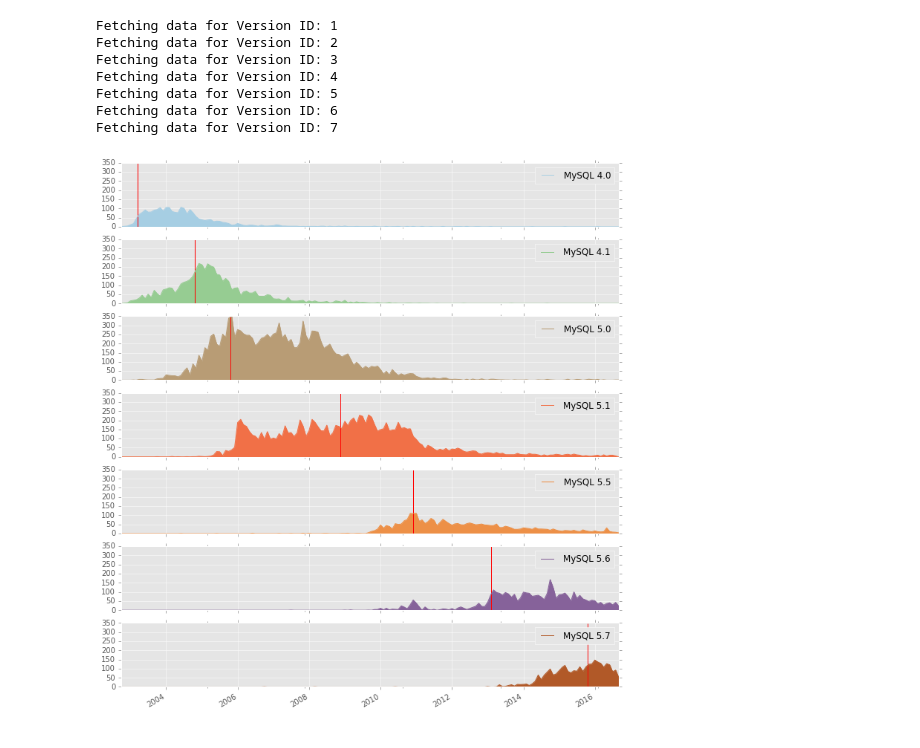
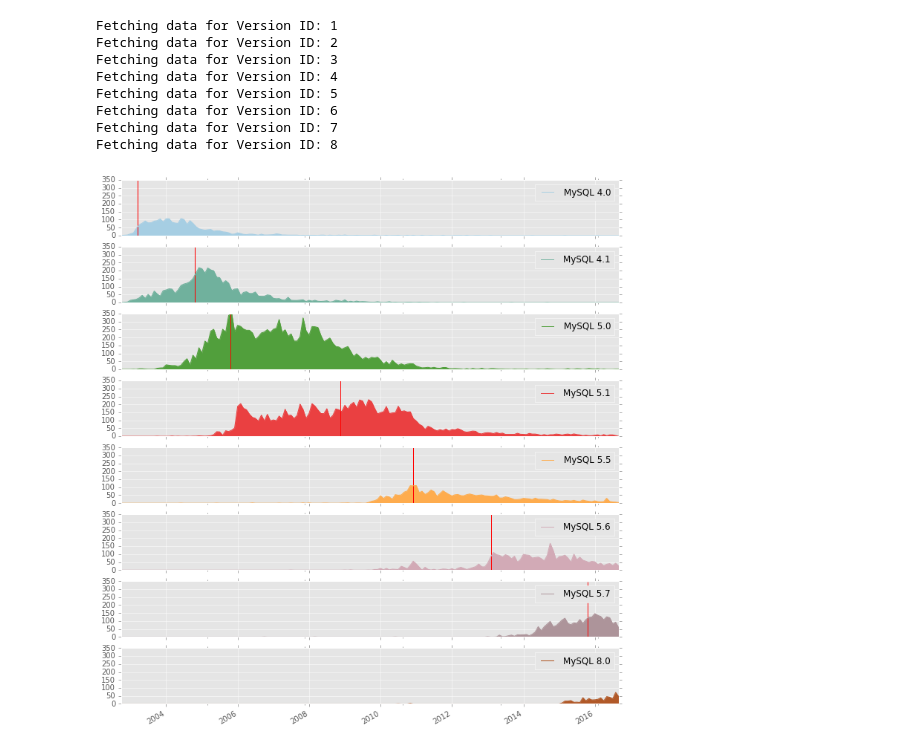
Before and after one commit to dveeden/mysql-history-graph, a Jupyter notebook: bug-tide/MySQL Bug Tide.ipynb, the cells around one changed output. Cells and saved outputs as stored; diff of their text form; code cells hidden in the pictures.

Commit message:
Add data for MySQL 8.0

```diff
--- a/bug-tide/MySQL Bug Tide.ipynb
+++ b/bug-tide/MySQL Bug Tide.ipynb
@@ -14,6 +14,7 @@ mysql_versions = {
     5: "MySQL 5.5",
     6: "MySQL 5.6",
     7: "MySQL 5.7",
+    8: "MySQL 8.0",
 }
 ga_dates = [
     '2003-03-15', # 4.0
@@ -23,6 +24,7 @@ ga_dates = [
     '2010-12-03', # 5.5
     '2013-02-05', # 5.6
     '2015-10-21', # 5.7
+    None,         # 8.0
 ]
 # %%
 tide_url_pattern = 'https://bugs.mysql.com/tide.php?ver=%s'
@@ -45,6 +47,7 @@ Fetching data for Version ID: 4
 Fetching data for Version ID: 5
 Fetching data for Version ID: 6
 Fetching data for Version ID: 7
+Fetching data for Version ID: 8
 # %%
 series = []
 for (version_id, df) in enumerate(dfs, start=1):
@@ -56,10 +59,11 @@ all_table.index = pd.to_datetime(all_table.index)
 # %%
 axes = all_table.plot(kind='area', subplots=True, colormap='Paired', figsize=(12,14), sharey=True)
 for nr, ax in enumerate(axes):
-    ymin, ymax = ax.get_ylim()
-    ax.vlines(x=pd.to_datetime(ga_dates[nr]), ymin=ymin, ymax=ymax-1, color='r')
+    if ga_dates[nr] is not None:
+        ymin, ymax = ax.get_ylim()
+        ax.vlines(x=pd.to_datetime(ga_dates[nr]), ymin=ymin, ymax=ymax-1, color='r')
 # %% [output]
-[figure, old version]
+[figure, new version]
 # %%
 for (version_id, df) in enumerate(dfs, start=1):
     df.plot(title=mysql_versions[version_id], figsize=(8,6))
```
Also changed, not shown: parts of 1 cell of this notebook.
